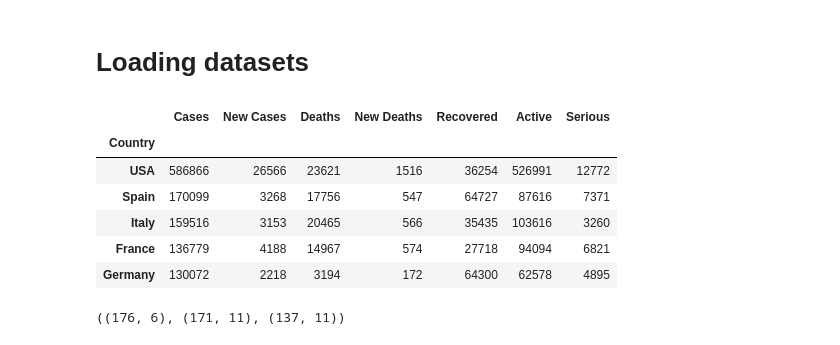
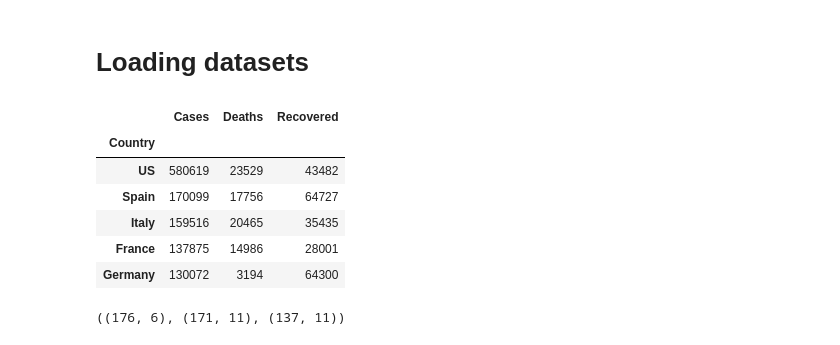
Before and after one commit to zhaoyi3264/covid-19-trend, a Jupyter notebook: world_map.ipynb, the cells around one changed output. Cells and saved outputs as stored; diff of their text form; code cells hidden in the pictures.

```diff
--- a/world_map.ipynb
+++ b/world_map.ipynb
@@ -42,16 +42,16 @@ with open('data/iso_mapping.json', 'r') as i:
 world = geopandas.read_file(geopandas.datasets.get_path('naturalearth_lowres'))
 world = world[world.name!="Antarctica"]
 # %%
-df_tracker = datasets.virus_tracker_web()
+df_tracker = datasets.pomber().groupby('Country').last()
 df_tracker.sort_values('Cases', ascending=False).head()
 # %% [output]
-|  | Cases | New Cases | Deaths | New Deaths | Recovered | Active | Serious |
-| Country |  |  |  |  |  |  |  |
-| USA | 586866 | 26566 | 23621 | 1516 | 36254 | 526991 | 12772 |
-| Spain | 170099 | 3268 | 17756 | 547 | 64727 | 87616 | 7371 |
-| Italy | 159516 | 3153 | 20465 | 566 | 35435 | 103616 | 3260 |
-| France | 136779 | 4188 | 14967 | 574 | 27718 | 94094 | 6821 |
-| Germany | 130072 | 2218 | 3194 | 172 | 64300 | 62578 | 4895 |
+|  | Cases | Deaths | Recovered |
+| Country |  |  |  |
+| US | 580619 | 23529 | 43482 |
+| Spain | 170099 | 17756 | 64727 |
+| Italy | 159516 | 20465 | 35435 |
+| France | 137875 | 14986 | 28001 |
+| Germany | 130072 | 3194 | 64300 |
 # %%
 def mapper(country):
     if country in mapping:
```
Also changed, not shown: parts of 3 cells of this notebook, 10 other files.
